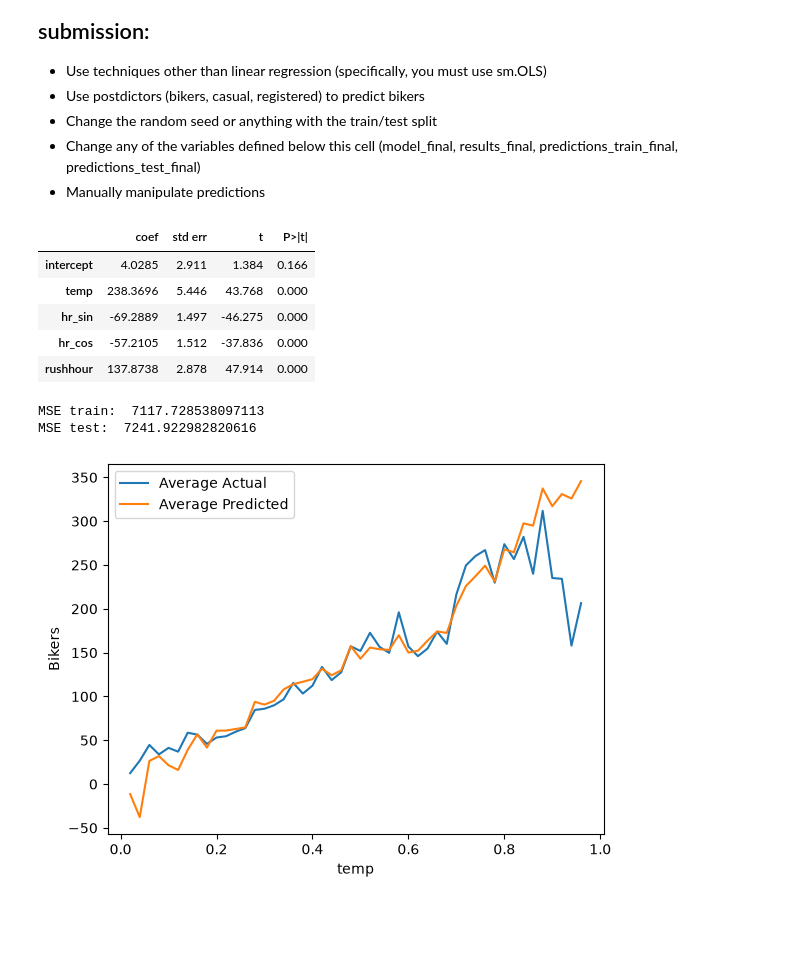
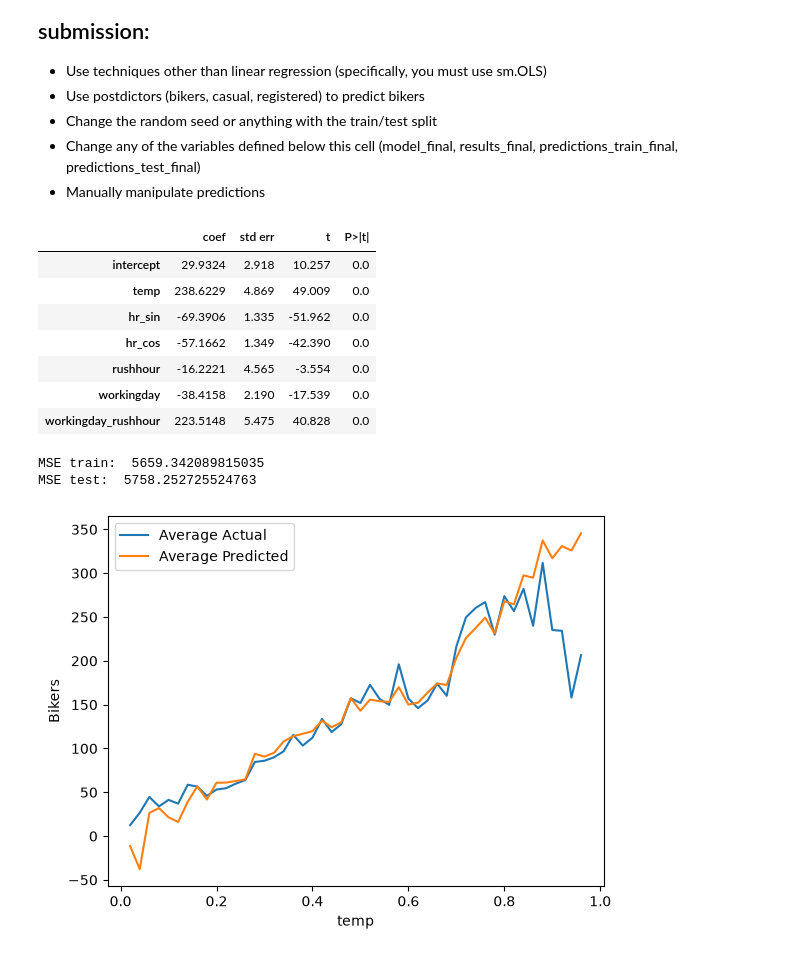
Before and after one commit to KyleCHen0619/code_2600, a Jupyter notebook: mod05_nonlinear.ipynb, the cells around one changed output. Drawn from its saved outputs; the diff is of its cells as text; code cells hidden in the pictures; blank space fills up the shorter version.

Commit message:
Improve final model

```diff
--- a/mod05_nonlinear.ipynb
+++ b/mod05_nonlinear.ipynb
@@ -308,27 +308,32 @@ plot_avg_actual_vs_predicted_by_feature(X=X_train,
 # %%
 # Data pre-processing (on Train, Test, X_train, and X_test)
 
-# No additional preprocessing needed for the final model
+X_train['workingday_rushhour'] = X_train['workingday'] * X_train['rushhour']
+X_test['workingday_rushhour'] = X_test['workingday'] * X_test['rushhour']
 # %%
 # Build your linear regression model here.
 vars_to_include = [
     'intercept',
     'temp',
     'hr_sin',
     'hr_cos',
-    'rushhour'
+    'rushhour',
+    'workingday',
+    'workingday_rushhour'
 ]
 
 model_final = sm.OLS(y_train, X_train[vars_to_include])
 results_final = model_final.fit()
 summarize(results_final)
 # %% [output]
 |  | coef | std err | t | P>|t| |
-| intercept | 4.0285 | 2.911 | 1.384 | 0.166 |
-| temp | 238.3696 | 5.446 | 43.768 | 0.000 |
-| hr_sin | -69.2889 | 1.497 | -46.275 | 0.000 |
-| hr_cos | -57.2105 | 1.512 | -37.836 | 0.000 |
-| rushhour | 137.8738 | 2.878 | 47.914 | 0.000 |
+| intercept | 29.9324 | 2.918 | 10.257 | 0.0 |
+| temp | 238.6229 | 4.869 | 49.009 | 0.0 |
+| hr_sin | -69.3906 | 1.335 | -51.962 | 0.0 |
+| hr_cos | -57.1662 | 1.349 | -42.390 | 0.0 |
+| rushhour | -16.2221 | 4.565 | -3.554 | 0.0 |
+| workingday | -38.4158 | 2.190 | -17.539 | 0.0 |
+| workingday_rushhour | 223.5148 | 5.475 | 40.828 | 0.0 |
 # %%
 predictions_train_final = predict(X_train[vars_to_include], results_final)
 print('MSE train: ', mse(y_train, predictions_train_final))
@@ -336,8 +341,8 @@ print('MSE train: ', mse(y_train, predictions_train_final))
 predictions_test_final = predict(X_test[vars_to_include], results_final)
 print('MSE test: ', mse(y_test, predictions_test_final))
 # %% [output]
-MSE train:  7117.728538097113
-MSE test:  7241.922982820616
+MSE train:  5659.342089815035
+MSE test:  5758.252725524763
 # %%
 plot_avg_actual_vs_predicted_by_feature(X=X_train,
                                         y=y_train,
```
